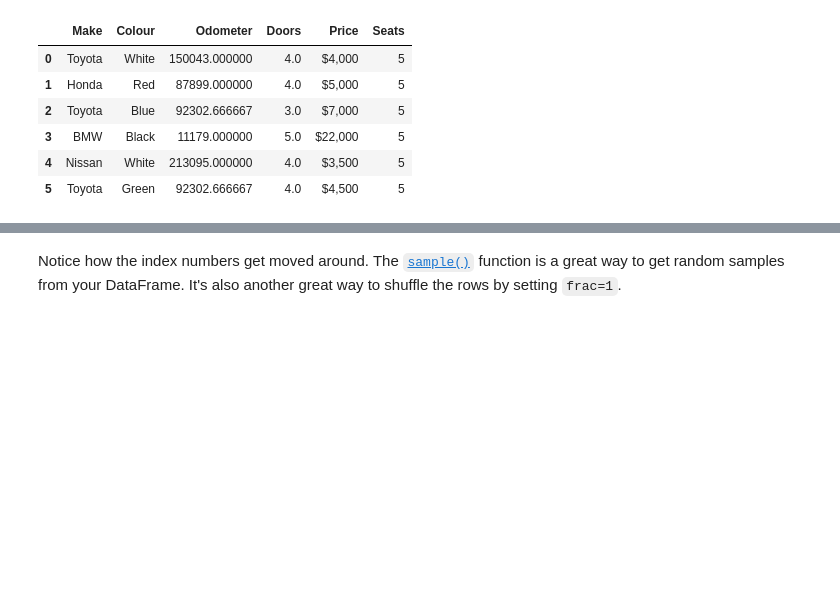
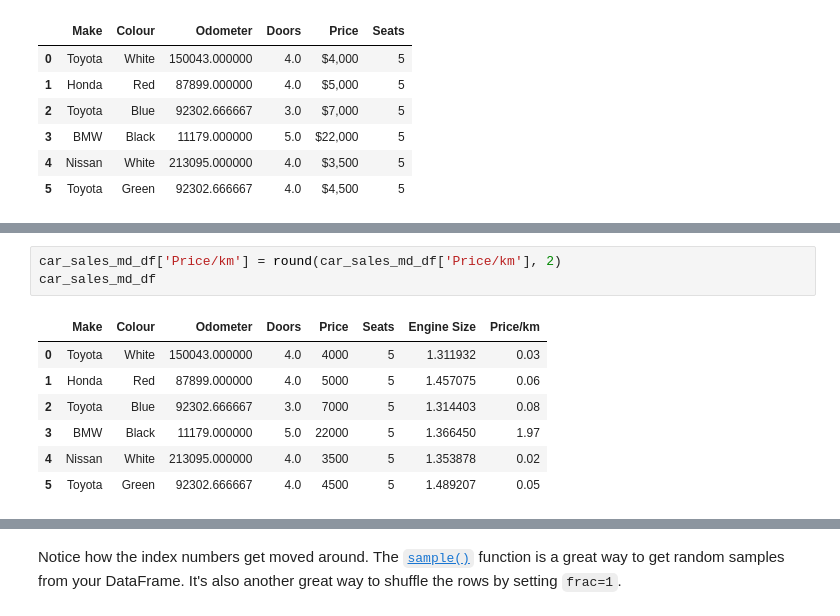
Before and after one commit to JinxSeven/ml-sandbox, a Jupyter notebook: pandas/pandas-exercises.ipynb, the cells around one changed output, grey strips where cells are left out. Cells and saved outputs as stored; diff of their text form; blank space fills up the shorter version.

```diff
--- a/pandas/pandas-exercises.ipynb
+++ b/pandas/pandas-exercises.ipynb
@@ -432,2 +450,13 @@ TypeError: 'module' object is not callable
+# %%
+car_sales_md_df['Price/km'] = round(car_sales_md_df['Price/km'], 2)
+car_sales_md_df
+# %% [output]
+|  | Make | Colour | Odometer | Doors | Price | Seats | Engine Size | Price/km |
+| 0 | Toyota | White | 150043.000000 | 4.0 | 4000 | 5 | 1.311932 | 0.03 |
+| 1 | Honda | Red | 87899.000000 | 4.0 | 5000 | 5 | 1.457075 | 0.06 |
+| 2 | Toyota | Blue | 92302.666667 | 3.0 | 7000 | 5 | 1.314403 | 0.08 |
+| 3 | BMW | Black | 11179.000000 | 5.0 | 22000 | 5 | 1.366450 | 1.97 |
+| 4 | Nissan | White | 213095.000000 | 4.0 | 3500 | 5 | 1.353878 | 0.02 |
+| 5 | Toyota | Green | 92302.666667 | 4.0 | 4500 | 5 | 1.489207 | 0.05 |
 # %%
 # Remove the last column you added using .drop()
```
Also changed, not shown: parts of 8 cells of this notebook.
